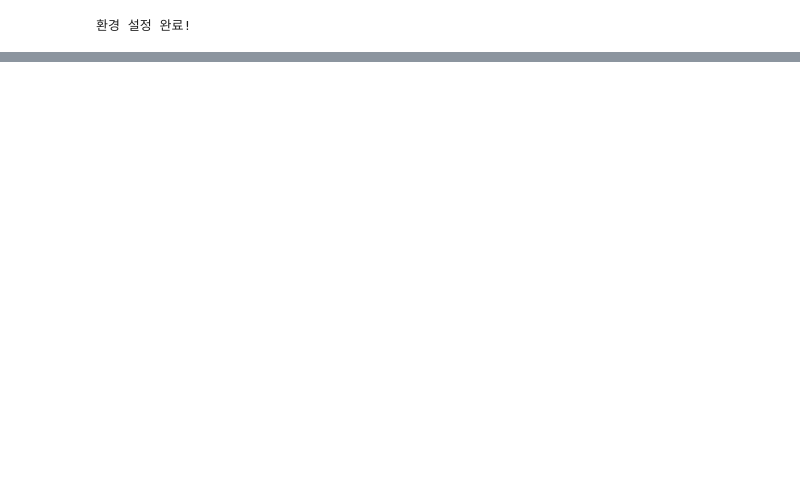
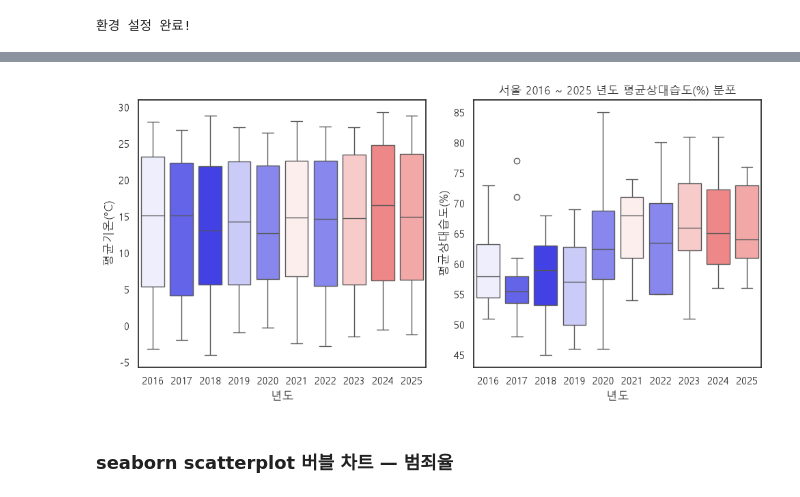
Before and after one commit to xywon0219nate-blip/python-lab, a Jupyter notebook: pandas/14_고급_시각화.ipynb, the cells around one changed output, grey strips where cells are left out. Saved outputs shown, nothing was run; the diff lists cells and outputs as text; code cells hidden in the pictures; blank space fills up the shorter version.

```diff
--- a/pandas/14_고급_시각화.ipynb
+++ b/pandas/14_고급_시각화.ipynb
@@ -82,0 +195,14 @@ plt.show()
+# %%
+# [실습] 2016년 ~ 2025년 까지의 평균 기온, 평균 습도를 boxplot으로 생성하여 한 행에 두 개 그래프 생성
+# 년도 기준 그룹
+# x : 년도, y : 평균 기온, 평균 습도
+# 년도별 박스 색상 다르게 표현
+# plt.rcParams['font.family'] = 'Malgun Gothic'
+
+df = pd.read_csv('data/OBS_ASOS_MNH_20260623133953.csv')
+# df.info()
+df['일시'] = pd.to_datetime(df['일시'])
+# df.info()
+df['년도'] = df['일시'].dt.year
+df.head()
+#df['년도'].value_counts()
@@ -82,0 +216,47 @@ plt.show()
+# %%
+fig, axes = plt.subplots(1, 2)
+
+# 월별 평균 순위 → 색상 맵
+month_avg = df.groupby('년도')['평균기온(°C)'].mean()
+rank_idx = month_avg.rank().astype(int) - 1
+mycolor = sns.color_palette('bwr', 12)
+palette = {m: mycolor[r] for m, r in zip(rank_idx.index, rank_idx.values)}
+
+
+# 평균 기온
+sns.set_theme(style='white', rc={'figure.figsize': (10, 5)})
+plt.rcParams['font.family'] = 'Malgun Gothic'
+sns.boxplot(data=df,
+            x='년도',
+            y='평균기온(°C)',
+            hue='년도',
+            legend=False,
+            ax = axes[0],
+           palette= palette)
+
+plt.title('서울 2016 ~ 2025 년도 기온 분포')
+plt.xlabel('년도')
+plt.ylabel('평균기온 (°C)')
+
+# 평균 습도
+sns.set_theme(style='white', rc={'figure.figsize': (10, 5)})
+plt.rcParams['font.family'] = 'Malgun Gothic'
+sns.boxplot(data=df,
+            x='년도',
+            y='평균상대습도(%)',
+            hue='년도',
+            legend=False,
+            ax = axes[1],
+palette= palette
+)
+
+plt.title('서울 2016 ~ 2025 년도 평균상대습도(%) 분포')
+plt.xlabel('년도')
+plt.ylabel('평균상대습도(%)')
+
+plt.tight_layout()
+plt.show()
+# %% [output]
+[figure, added]
+# %% [markdown]
+### seaborn scatterplot 버블 차트 — 범죄율
```
Also changed, not shown: parts of 32 cells of this notebook, 7 other files.
